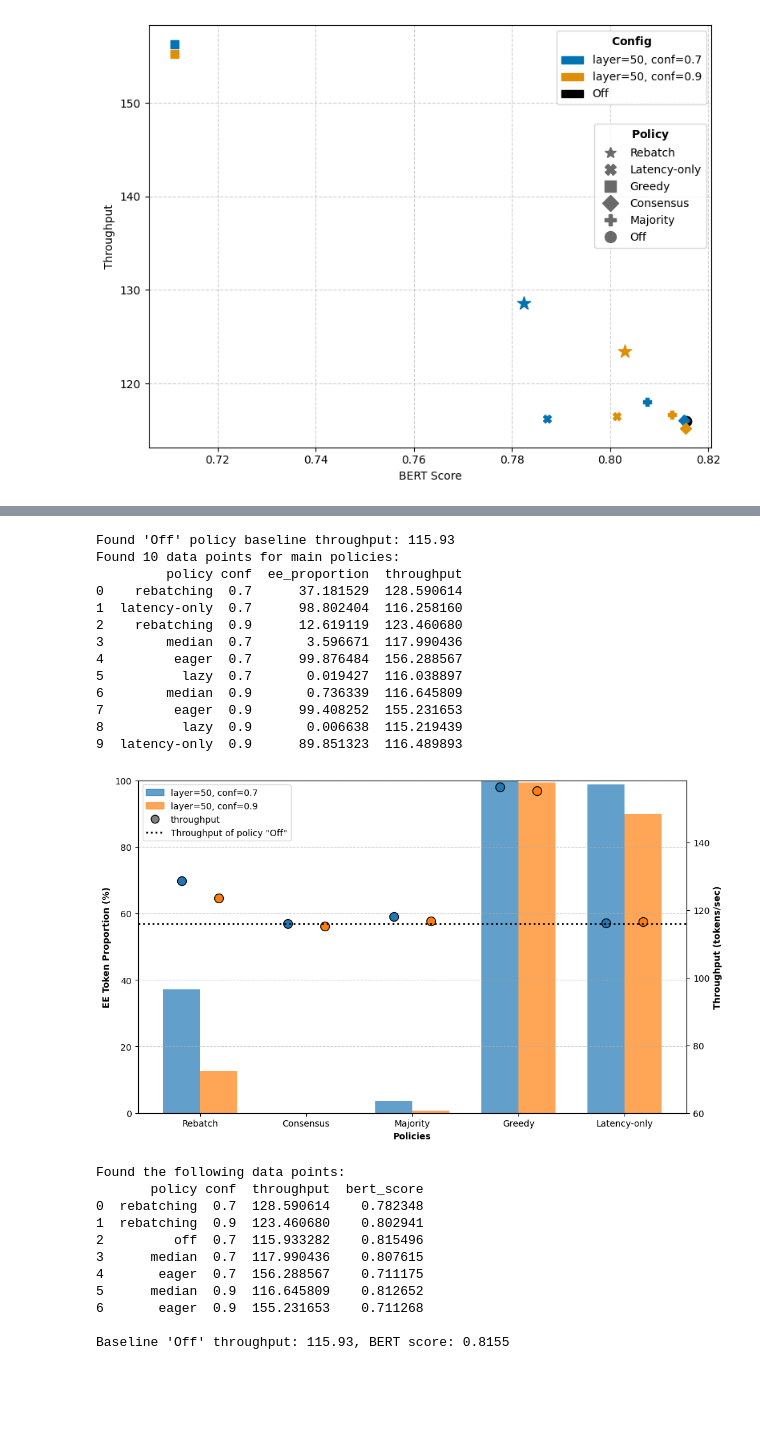
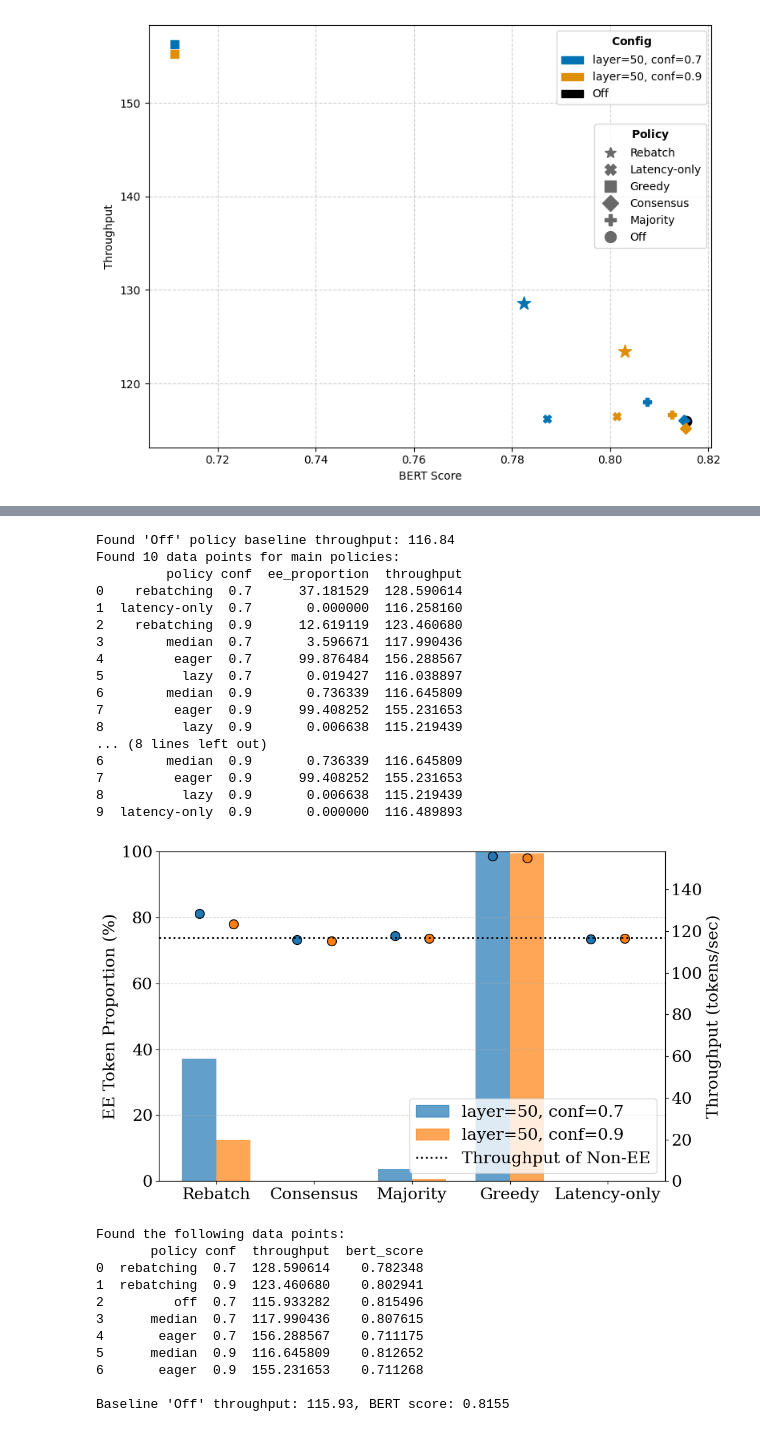
Before and after one commit to xutingl/vattention-ee, a Jupyter notebook: outputs_70b/figure_2160_batch_8_817.ipynb, the cells around one changed output, grey strips where cells are left out. Saved outputs shown, nothing was run; the diff lists cells and outputs as text; code cells hidden in the pictures; blank space fills up the shorter version.

Commit message:
[Results and figure] 70b

```diff
--- a/outputs_70b/figure_2160_batch_8_817.ipynb
+++ b/outputs_70b/figure_2160_batch_8_817.ipynb
@@ -472,12 +495,13 @@ def plot_ee_proportion_and_throughput(data_dir):
     - Right Y-axis: Throughput (overlaid as dots)
     - A horizontal dotted line shows the throughput of the "Off" policy.
     """
+    plt.rc("font", size=18, family="serif")
     if not isinstance(data_dir, Path):
         data_dir = Path(data_dir)
 
     # 1. Read baseline "Off" policy data from "off.csv"
     off_throughput = None
-    off_csv_path = data_dir / "req_2160_batch_8_layer_50_conf_0.7_off_copy.csv"
+    off_csv_path = data_dir / "req_100_batch_8_layer_50_conf_0.9_off_copy.csv"
     if off_csv_path.exists():
         df_off = pd.read_csv(off_csv_path)
         if "throughput" in df_off.columns:
@@ -506,7 +530,11 @@ def plot_ee_proportion_and_throughput(data_dir):
             if policy in policies and conf in confs:
                 df = pd.read_csv(csv_path)
                 total_tokens = df["num_ee_tokens"].mean() + df["num_no_ee_tokens"].mean()
-                ee_prop = (df["num_ee_tokens"].mean() / total_tokens) * 100 if total_tokens > 0 else 0
+                if policy == "latency-only":
+                    ee_prop = 0 # Latency-only us psuedo EE
+                else:
+                    ee_prop = (df["num_ee_tokens"].mean() / total_tokens) * 100 if total_tokens > 0 else 0
+
                 rows.append({
                     "policy": policy,
                     "conf": conf,
@@ -516,6 +544,8 @@ def plot_ee_proportion_and_throughput(data_dir):
 
     plot_df = pd.DataFrame(rows)
     print(f"Found {len(plot_df)} data points for main policies:\n{plot_df}")
+    print(plot_df)
+
 
     # Set up the plot
     fig, ax1 = plt.subplots(figsize=(10, 6))
@@ -544,50 +574,56 @@ def plot_ee_proportion_and_throughput(data_dir):
     legend_handles = [
         mpatches.Patch(color=colors[0], label='layer=50, conf=0.7', alpha=0.7),
         mpatches.Patch(color=colors[1], label='layer=50, conf=0.9', alpha=0.7),
-        mlines.Line2D([], [], color='gray', marker='o', linestyle='None', markersize=9,
-                      markeredgecolor='black', label='throughput')
+        #mlines.Line2D([], [], color='gray', marker='o', linestyle='None', markersize=9,
+                      #markeredgecolor='black', label='throughput')
     ]
 
     # 3. Add handle for the "Off" policy line to the legend
     if off_throughput is not None:
         off_handle = mlines.Line2D([], [], color='black', linestyle=':',
-                                   linewidth=2, label='Throughput of policy "Off"')
+                                   linewidth=2, label='Throughput of Non-EE')
         legend_handles.append(off_handle)
 
-    ax1.legend(handles=legend_handles, loc='upper left')
+    ax1.legend(handles=legend_handles, loc='lower right')
 
     # --- Plot Customization ---
-    ax1.set_xlabel('Policies', fontweight='bold')
-    ax1.set_ylabel('EE Token Proportion (%)', fontweight='bold')
-    ax2.set_ylabel('Throughput (tokens/sec)', fontweight='bold')
+    # ax1.set_xlabel('Policies', fontweight='bold')
+    ax1.set_ylabel('EE Token Proportion (%)')
+    ax2.set_ylabel('Throughput (tokens/sec)')
     #ax1.set_title('EE Token Proportion and Throughput by Policy', fontweight='bold', fontsize=14)
     ax1.set_xticks(x_positions)
     ax1.set_xticklabels(policy_names)
+    ax1.tick_params()
+    ax2.tick_params()
     ax1.set_ylim(0, 100)
+    ax2.set_ylim(bottom=0)
     ax1.grid(True, axis='y', linestyle='--', alpha=0.6)
 
-    if not plot_df.empty and plot_df['throughput'].min() > 0:
-        ax2.set_ylim(bottom=60)
 
     fig.tight_layout()
+    plt.savefig(f"figures/ee_prop/ee_prop_{model_setting}.pdf", bbox_inches='tight')
     plt.show()
 
 plot_ee_proportion_and_throughput(data_dir)
 # %% [output]
-Found 'Off' policy baseline throughput: 115.93
+Found 'Off' policy baseline throughput: 116.84
 Found 10 data points for main policies:
          policy conf  ee_proportion  throughput
 0    rebatching  0.7      37.181529  128.590614
-1  latency-only  0.7      98.802404  116.258160
+1  latency-only  0.7       0.000000  116.258160
 2    rebatching  0.9      12.619119  123.460680
 3        median  0.7       3.596671  117.990436
 4         eager  0.7      99.876484  156.288567
 5          lazy  0.7       0.019427  116.038897
 6        median  0.9       0.736339  116.645809
 7         eager  0.9      99.408252  155.231653
 8          lazy  0.9       0.006638  115.219439
-9  latency-only  0.9      89.851323  116.489893
+... (8 lines left out)
+6        median  0.9       0.736339  116.645809
+7         eager  0.9      99.408252  155.231653
+8          lazy  0.9       0.006638  115.219439
+9  latency-only  0.9       0.000000  116.489893
-[figure, old version]
+[figure, new version]
 # %%
 def plot_ee_efficacy(data_dir: Path):
     """
```
Also changed, not shown: parts of 5 cells of this notebook, 35 other files.
